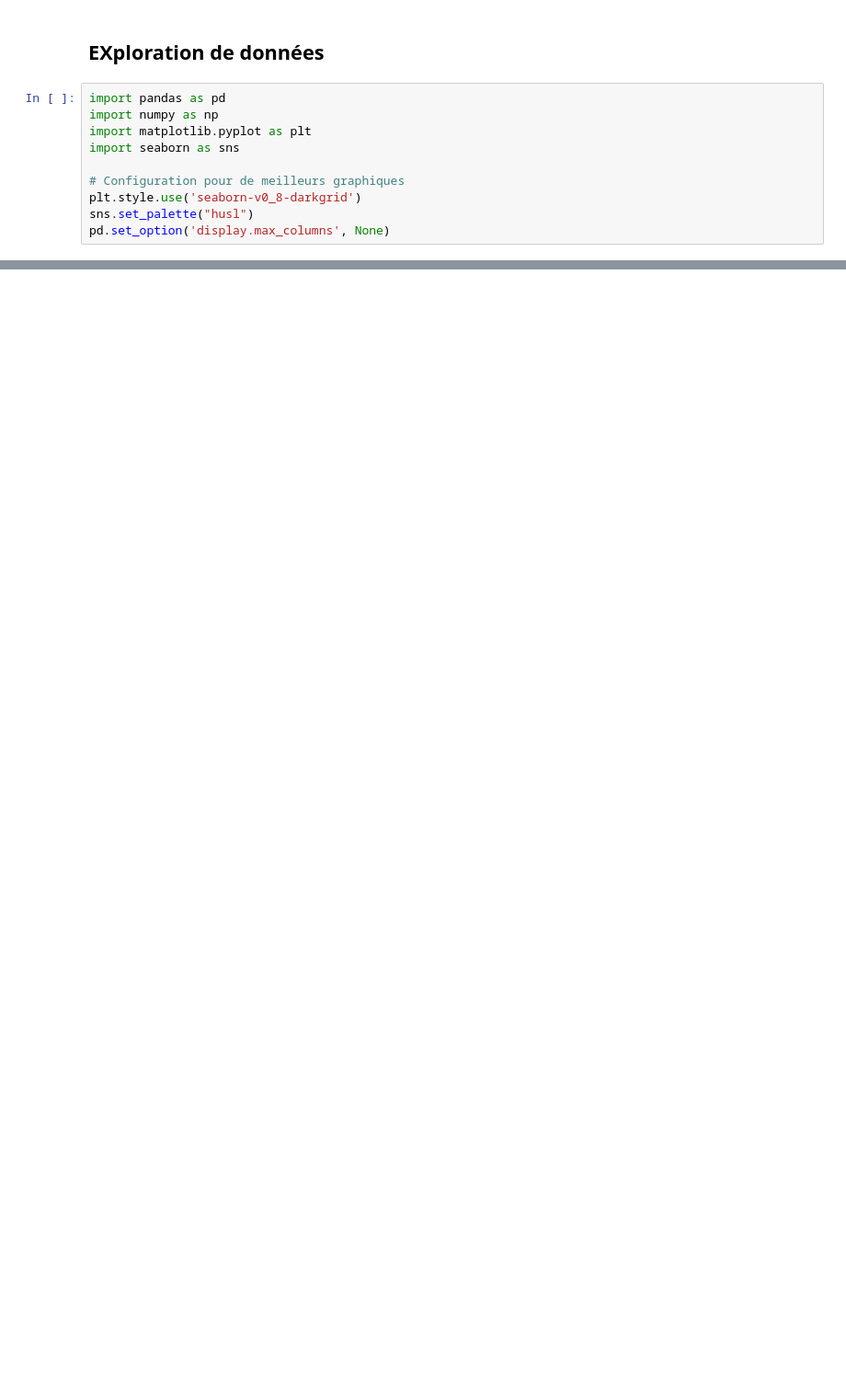
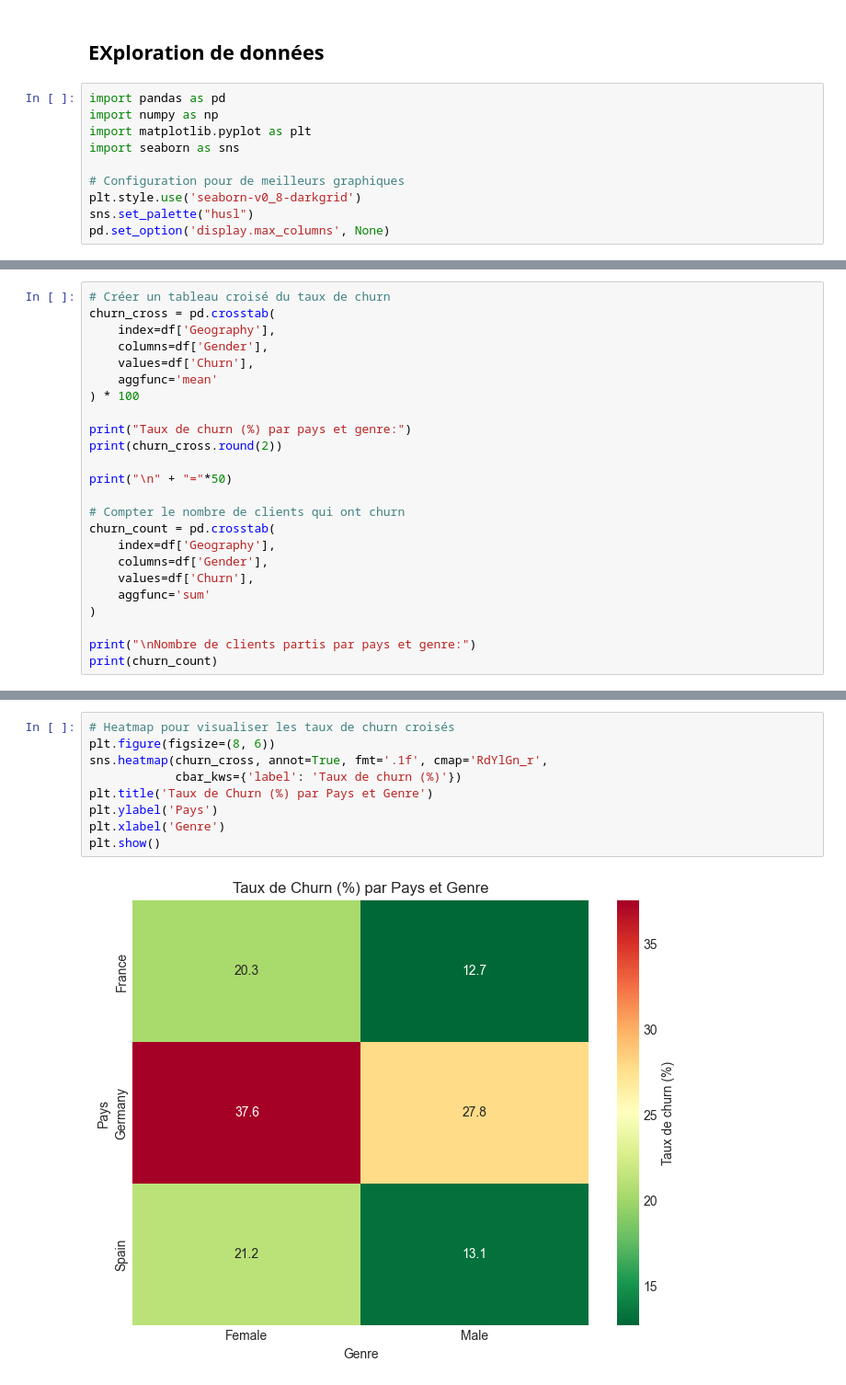
Before and after one commit to Ibrahym00/projet-data-science-fac, a Jupyter notebook: notebooks/01_exploration.ipynb, the cells around one changed output, grey strips where cells are left out. Shown at 92% size. Saved outputs shown, nothing was run; the diff lists cells and outputs as text; blank space fills up the shorter version.

```diff
--- a/notebooks/01_exploration.ipynb
+++ b/notebooks/01_exploration.ipynb
@@ -28,0 +199,24 @@ Premières lignes:
+# %%
+# Créer un tableau croisé du taux de churn
+churn_cross = pd.crosstab(
+    index=df['Geography'],
+    columns=df['Gender'],
+    values=df['Churn'],
+    aggfunc='mean'
+) * 100
+
+print("Taux de churn (%) par pays et genre:")
+print(churn_cross.round(2))
+
+print("\n" + "="*50)
+
+# Compter le nombre de clients qui ont churn
+churn_count = pd.crosstab(
+    index=df['Geography'],
+    columns=df['Gender'],
+    values=df['Churn'],
+    aggfunc='sum'
+)
+
+print("\nNombre de clients partis par pays et genre:")
+print(churn_count)
@@ -28,0 +239,11 @@ Premières lignes:
+# %%
+# Heatmap pour visualiser les taux de churn croisés
+plt.figure(figsize=(8, 6))
+sns.heatmap(churn_cross, annot=True, fmt='.1f', cmap='RdYlGn_r',
+            cbar_kws={'label': 'Taux de churn (%)'})
+plt.title('Taux de Churn (%) par Pays et Genre')
+plt.ylabel('Pays')
+plt.xlabel('Genre')
+plt.show()
+# %% [output]
+[figure, added]
```
Also changed, not shown: parts of 13 cells of this notebook.
